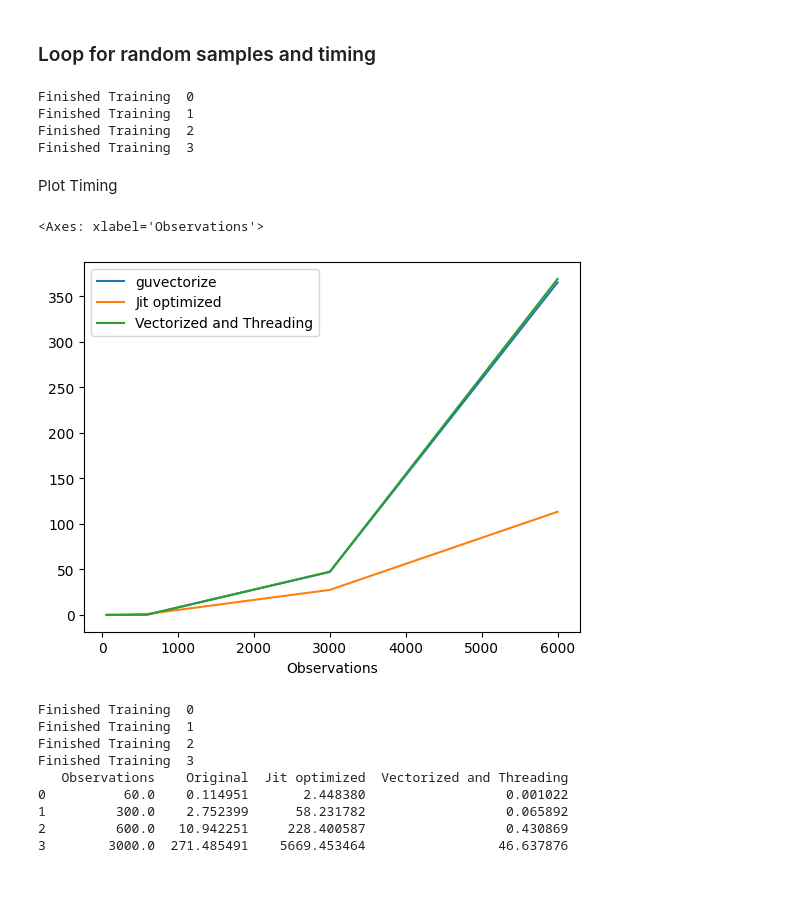
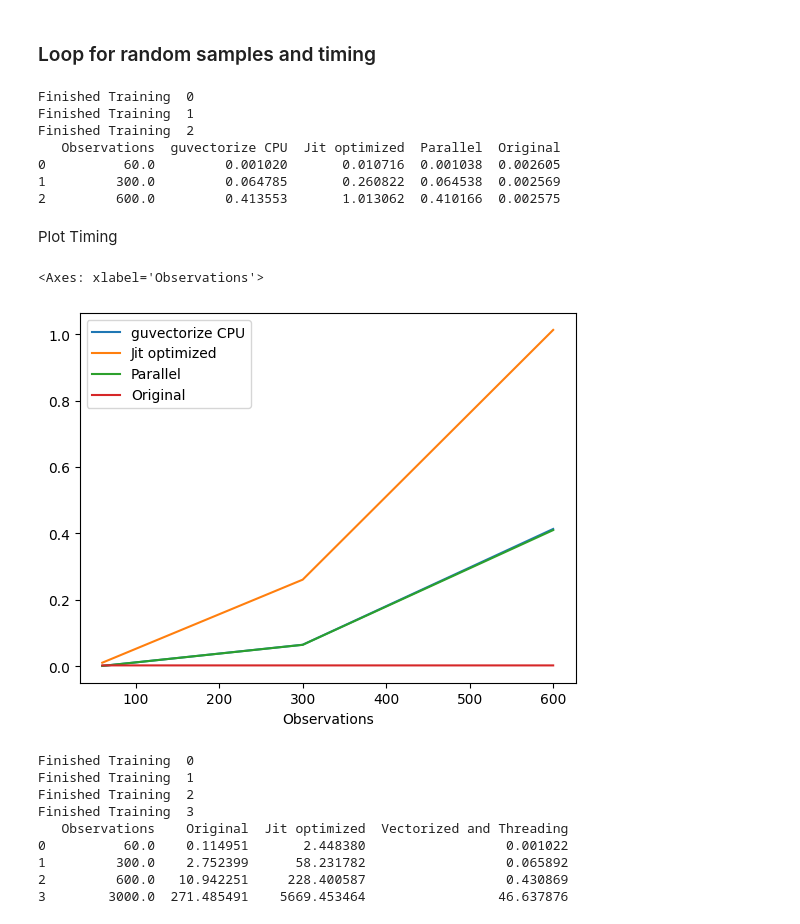
Before and after one commit to TeaspoonTDA/teaspoon, a Jupyter notebook: notebooks/ml_methods_timing_kernel.ipynb, the cells around one changed output. Saved outputs shown, nothing was run; the diff lists cells and outputs as text; code cells hidden in the pictures; blank space fills up the shorter version.

Commit message:
updated timing

```diff
--- a/notebooks/ml_methods_timing_kernel.ipynb
+++ b/notebooks/ml_methods_timing_kernel.ipynb
@@ -191,7 +164,7 @@ X_train_features = optimized_kernel_features(train_test, s = .3)
 # %%
-from numba import jit
-@jit(nopython=True)
-def parallel_kernel_features_train(train, s):
+from numba import guvectorize
+@guvectorize(["void(float64[:,:], float64[:], float64, float64[:,:])",],"(m,n),(p),()->(p,p)", target='parallel')
+def parallel_kernel_features_train(train, dummy, s, result):
     n_train = len(dummy)
     for i in range(n_train):
         for j in range(i):
@@ -302,9 +276,9 @@ result = parallel_kernel_features_train(train, dummy_train, .3)
 ### Loop for random samples and timing
 # %%
 seed = [0,1,2,3,4]
-train_size = [.001, .005, .01, .05, .1]
+train_size = [.001, .005, .01] #, .05] #, .1]
 n = len(train_size)
-timing = np.zeros((n,3))
+timing = np.zeros((n,5))
 for i in range(0,n):
     for j in seed:
         dgms_train, dgms_test = train_test_split_sklearn(mnist, 'labels', train_size = train_size[i], seed=j)
@@ -323,23 +297,35 @@ for i in range(0,n):
         end = time.time()-start
         timing[i,2] +=end
 
+        start = time.time()
+        result1 = parallel_kernel_features_train(train, dummy_train, .3)
+        end = time.time()-start
+        timing[i,3] +=end
+
+        start = time.time()
+        X_train_features = kernel_features(np.array(train_test), s = .3)
+        end = time.time()-start
+        timing[i,4] +=end
+
     print("Finished Training ", i)
 timing = pd.DataFrame(timing/5)
-timing.columns=['Observations', 'guvectorize', 'jit optimized']
+timing.columns=['Observations', 'guvectorize CPU', 'Jit optimized', 'Parallel', 'Original']
 print(timing)
 # %% [output]
 Finished Training  0
 Finished Training  1
 Finished Training  2
-Finished Training  3
+   Observations  guvectorize CPU  Jit optimized  Parallel  Original
+0          60.0         0.001020       0.010716  0.001038  0.002605
+1         300.0         0.064785       0.260822  0.064538  0.002569
+2         600.0         0.413553       1.013062  0.410166  0.002575
 # %% [markdown]
 Plot Timing
 # %%
-timing.columns=['Observations', 'guvectorize', 'jit optimized', 'Vectorized and Threading']
 timing.plot(x='Observations')
 # %% [output]
 <Axes: xlabel='Observations'>
-[figure, old version]
+[figure, new version]
 # %%
 seed = [0,1,2,3,4,5,6,7,8,9]
 train_size = [.001, .005, .01, .05]
```
Also changed, not shown: parts of 4 cells of this notebook.
